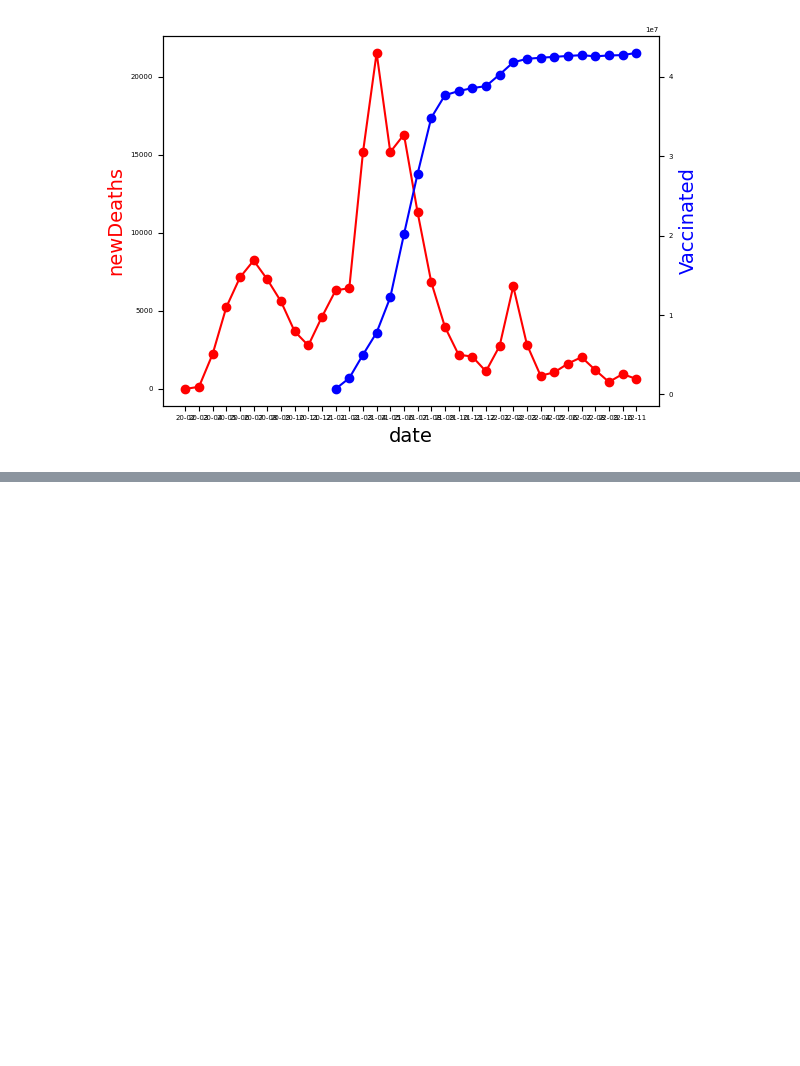
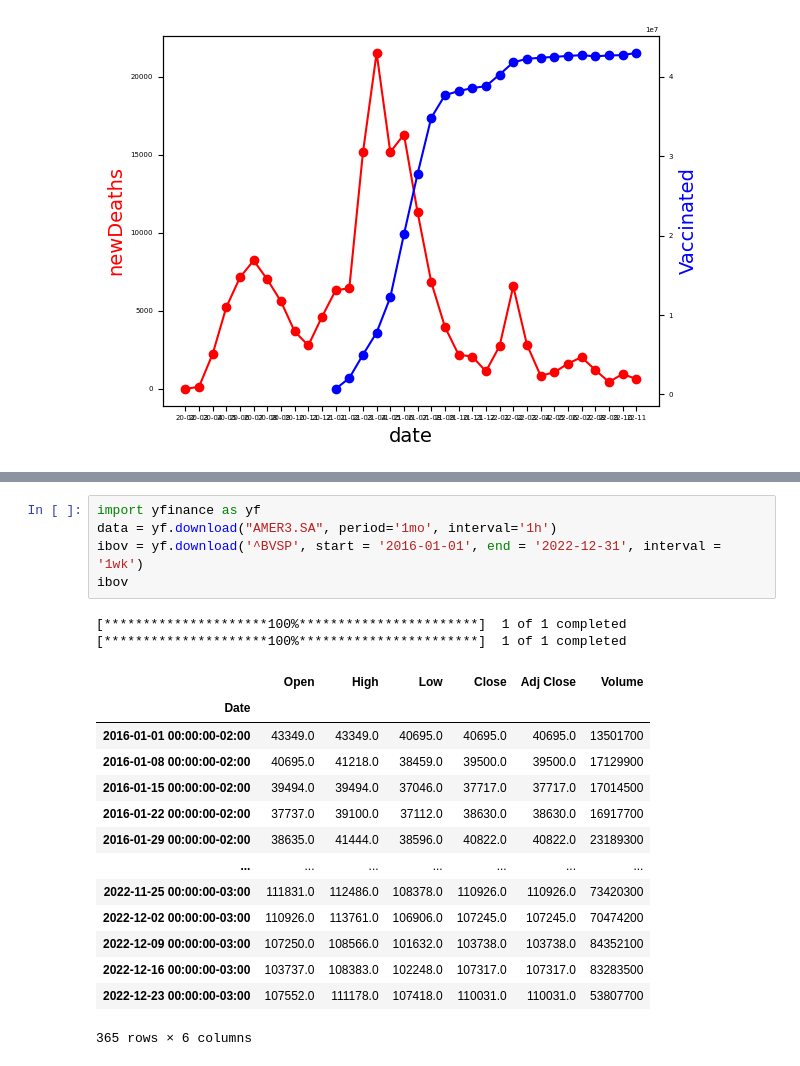
Before and after one commit to MatRicci1/covid-analysis, a Jupyter notebook: covid_gp4.ipynb, the cells around one changed output, grey strips where cells are left out. Drawn from its saved outputs; the diff is of its cells as text; blank space fills up the shorter version.

```diff
--- a/covid_gp4.ipynb
+++ b/covid_gp4.ipynb
@@ -211,0 +242,22 @@ plt.show()
+# %%
+import yfinance as yf
+data = yf.download("AMER3.SA", period='1mo', interval='1h')
+ibov = yf.download('^BVSP', start = '2016-01-01', end = '2022-12-31', interval = '1wk')
+ibov
+# %% [output]
+[*********************100%***********************]  1 of 1 completed
+[*********************100%***********************]  1 of 1 completed
+|  | Open | High | Low | Close | Adj Close | Volume |
+| Date |  |  |  |  |  |  |
+| 2016-01-01 00:00:00-02:00 | 43349.0 | 43349.0 | 40695.0 | 40695.0 | 40695.0 | 13501700 |
+| 2016-01-08 00:00:00-02:00 | 40695.0 | 41218.0 | 38459.0 | 39500.0 | 39500.0 | 17129900 |
+| 2016-01-15 00:00:00-02:00 | 39494.0 | 39494.0 | 37046.0 | 37717.0 | 37717.0 | 17014500 |
+| 2016-01-22 00:00:00-02:00 | 37737.0 | 39100.0 | 37112.0 | 38630.0 | 38630.0 | 16917700 |
+| 2016-01-29 00:00:00-02:00 | 38635.0 | 41444.0 | 38596.0 | 40822.0 | 40822.0 | 23189300 |
+| ... | ... | ... | ... | ... | ... | ... |
+| 2022-11-25 00:00:00-03:00 | 111831.0 | 112486.0 | 108378.0 | 110926.0 | 110926.0 | 73420300 |
+| 2022-12-02 00:00:00-03:00 | 110926.0 | 113761.0 | 106906.0 | 107245.0 | 107245.0 | 70474200 |
+| 2022-12-09 00:00:00-03:00 | 107250.0 | 108566.0 | 101632.0 | 103738.0 | 103738.0 | 84352100 |
+| 2022-12-16 00:00:00-03:00 | 103737.0 | 108383.0 | 102248.0 | 107317.0 | 107317.0 | 83283500 |
+| 2022-12-23 00:00:00-03:00 | 107552.0 | 111178.0 | 107418.0 | 110031.0 | 110031.0 | 53807700 |
+365 rows × 6 columns
```
Also changed, not shown: parts of 9 cells of this notebook, 1 other file.
